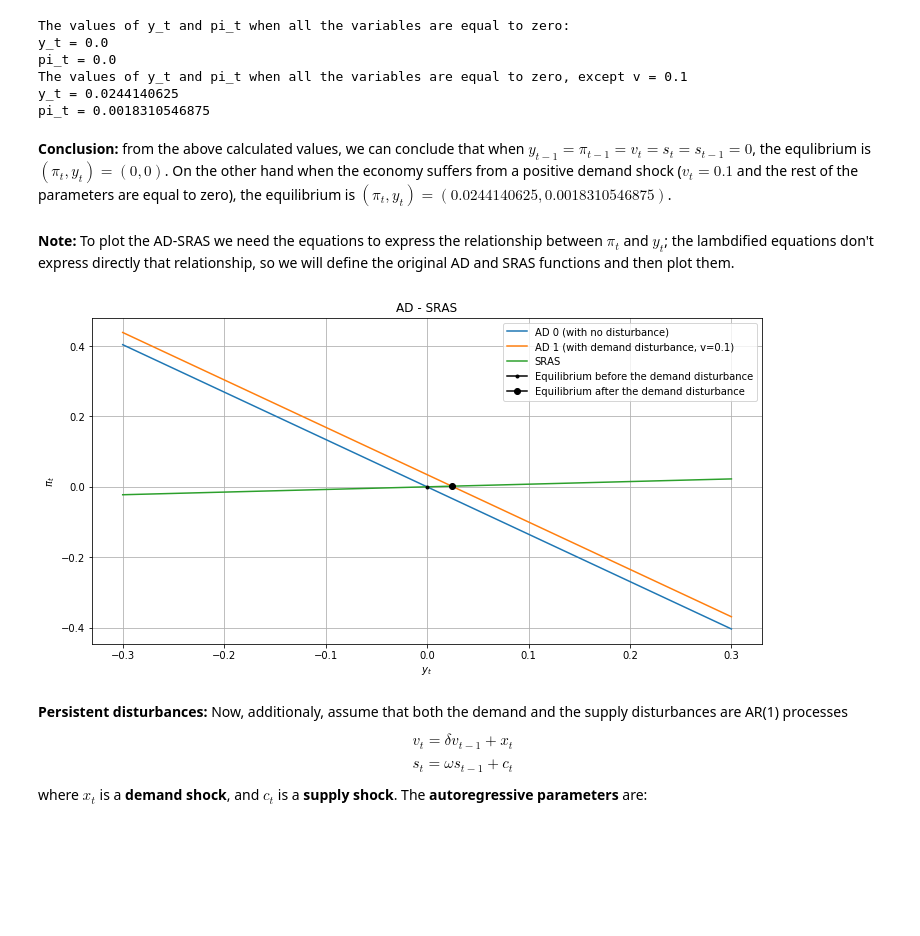
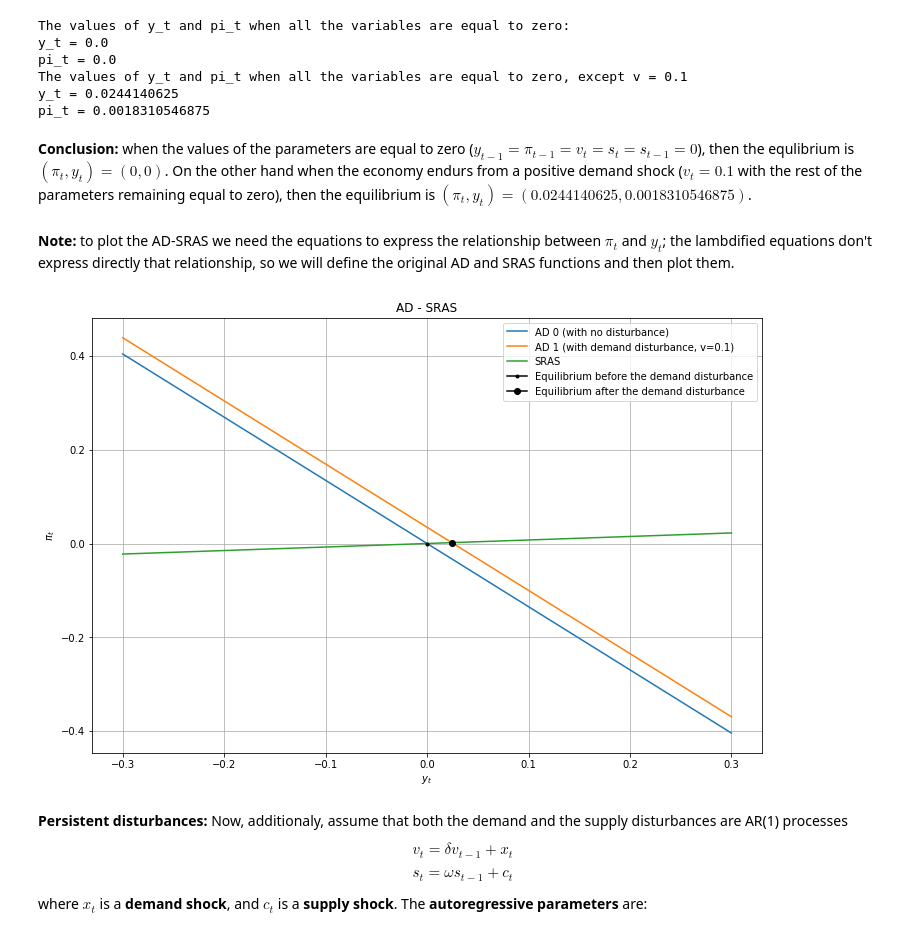
Before and after one commit to NumEconCopenhagen/projects-2019-bcg, a Jupyter notebook: examproject/exam_2019.ipynb, the cells around one changed output. Drawn from its saved outputs; the diff is of its cells as text; code cells hidden in the pictures; blank space fills up the shorter version.

```diff
--- a/examproject/exam_2019.ipynb
+++ b/examproject/exam_2019.ipynb
@@ -415,9 +416,9 @@ The values of y_t and pi_t when all the variables are equal to zero, except v =
 y_t = 0.0244140625
 pi_t = 0.0018310546875
 # %% [markdown]
-**Conclusion:** from the above calculated values, we can conclude that when $y_{t-1} = \pi_{t-1} = v_t = s_t = s_{t-1} = 0$, the equlibrium is $(\pi_t,y_t) = (0,0)$. On the other hand when the economy suffers from a positive demand shock ($v_t = 0.1$ and the rest of the parameters are equal to zero), the equilibrium is $(\pi_t,y_t) = (0.0244140625,0.0018310546875)$.
+**Conclusion:** when the values of the parameters are equal to zero ($y_{t-1} = \pi_{t-1} = v_t = s_t = s_{t-1} = 0$), then the equlibrium is $(\pi_t,y_t) = (0,0)$. On the other hand when the economy endurs from a positive demand shock ($v_t = 0.1$ with the rest of the parameters remaining equal to zero), then the equilibrium is $(\pi_t,y_t) = (0.0244140625,0.0018310546875)$.
 # %% [markdown]
-**Note:** To plot the AD-SRAS we need the equations to express the relationship between $\pi_t$ and $y_t$; the lambdified equations don't express directly that relationship, so we will define the original AD and SRAS functions and then plot them.
+**Note:** to plot the AD-SRAS we need the equations to express the relationship between $\pi_t$ and $y_t$; the lambdified equations don't express directly that relationship, so we will define the original AD and SRAS functions and then plot them.
 # %%
 # Defining the AD and SRAS functions to plot them
 def AD(h, alpha, v, b, y_t):
@@ -426,28 +427,28 @@ def AD(h, alpha, v, b, y_t):
 def SRAS(pi_t_1, gamma, y_t, phi, y_t_1, s_t, s_t_1):
     return (pi_t_1 + gamma*y_t - phi*gamma*y_t_1 + s_t - phi*s_t_1)
 # %%
-fig = plt.figure(figsize=(12,6))
+fig = plt.figure(figsize=(12,8))
 ax = fig.add_subplot(1,1,1)
 
 y_lin = np.linspace(-0.3, 0.3, 100)
 AD_0 = AD(h=par['h'], alpha=par['alpha'], v=0, b=par['b'], y_t=y_lin)
 AD_1 = AD(h=par['h'], alpha=par['alpha'], v=0.1, b=par['b'],y_t=y_lin)
 SRAS_total = SRAS(pi_t_1=0, gamma=par['gamma'], y_t=y_lin, phi=par['phi'], y_t_1=0, s_t=0, s_t_1=0)
 
 plt.plot(y_lin, AD_0, label='AD 0 (with no disturbance)')
 plt.plot(y_lin, AD_1, label='AD 1 (with demand disturbance, v=0.1)')
 plt.plot(y_lin, SRAS_total, label='SRAS')
 plt.plot(A, C, marker='.', color='black', label='Equilibrium before the demand disturbance')
 plt.plot(B, D, marker='o', color='black', label='Equilibrium after the demand disturbance')
 plt.grid(True)
 
 plt.title('AD - SRAS')
 plt.xlabel('$y_t$')
 plt.ylabel('$\pi_t$')
 plt.legend(loc='upper right')
 plt.show()
 # %% [output]
-[figure, old version]
+[figure, new version]
 # %% [markdown]
 **Persistent disturbances:** Now, additionaly, assume that both the demand and the supply disturbances are AR(1) processes
 
```
Also changed, not shown: parts of 7 cells of this notebook.
